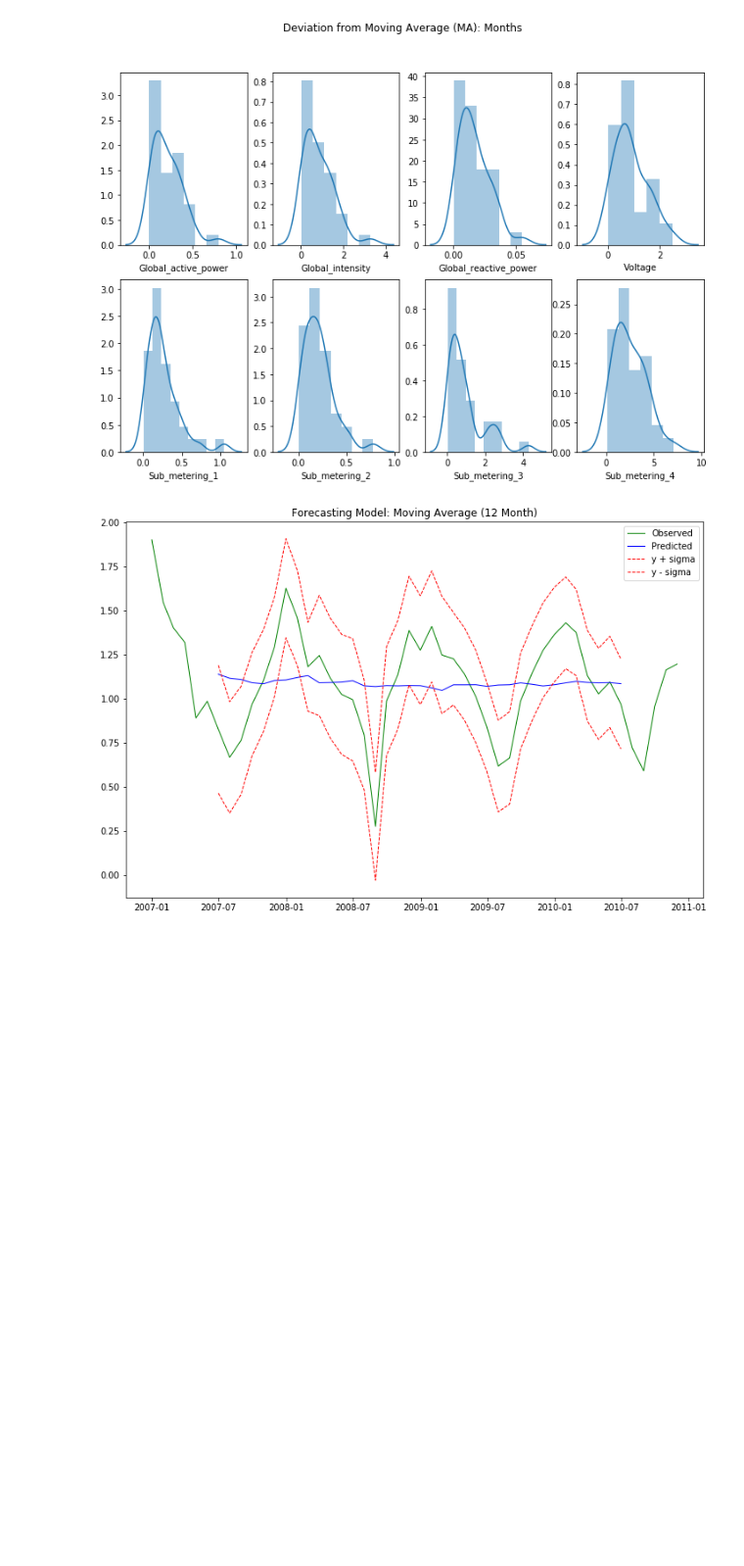
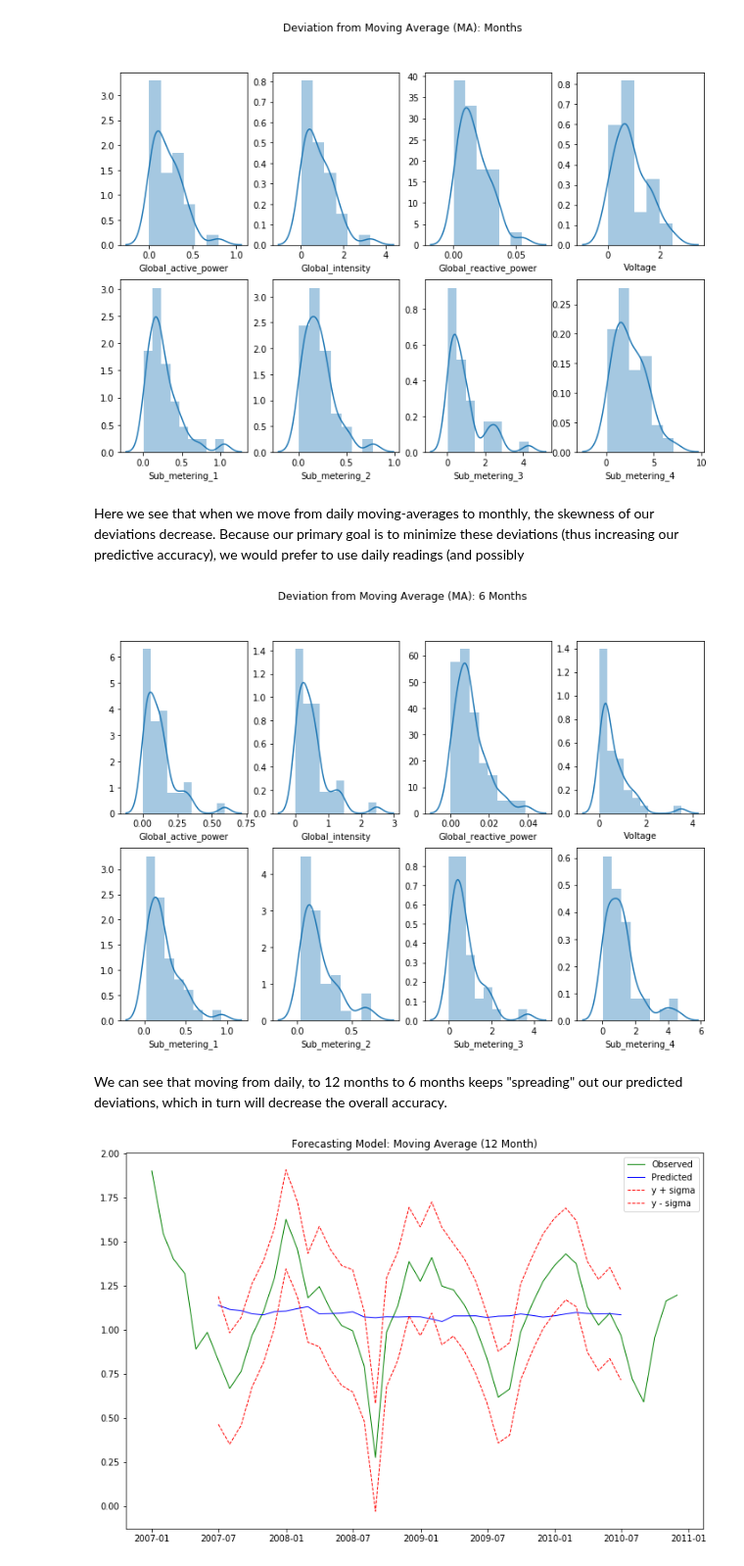
Before and after one commit to mkm29/DataScience, a Jupyter notebook: thinkful/prep/capstone/power_consumption.ipynb, the cells around one changed output. Shown at 98% size. Drawn from its saved outputs; the diff is of its cells as text; code cells hidden in the pictures; blank space fills up the shorter version.

```diff
--- a/thinkful/prep/capstone/power_consumption.ipynb
+++ b/thinkful/prep/capstone/power_consumption.ipynb
@@ -292,6 +329,32 @@ sns.distplot(y_months_devs.Sub_metering_4.dropna())
 # %% [output]
 <matplotlib.axes._subplots.AxesSubplot at 0x...>
 [figure]
+# %% [markdown]
+Here we see that when we move from daily moving-averages to monthly, the skewness of our deviations decrease. Because our primary goal is to minimize these deviations (thus increasing our predictive accuracy), we would prefer to use daily readings (and possibly
+# %%
+fig = plt.figure(figsize=(12,8))
+fig.suptitle("Deviation from Moving Average (MA): 6 Months")
+plt.subplot(2,4,1)
+sns.distplot(y_months_devs6.Global_active_power.dropna())
+plt.subplot(2,4,2)
+sns.distplot(y_months_devs6.Global_intensity.dropna())
+plt.subplot(2,4,3)
+sns.distplot(y_months_devs6.Global_reactive_power.dropna())
+plt.subplot(2,4,4)
+sns.distplot(y_months_devs6.Voltage.dropna())
+plt.subplot(2,4,5)
+sns.distplot(y_months_devs6.Sub_metering_1.dropna())
+plt.subplot(2,4,6)
+sns.distplot(y_months_devs6.Sub_metering_2.dropna())
+plt.subplot(2,4,7)
+sns.distplot(y_months_devs6.Sub_metering_3.dropna())
+plt.subplot(2,4,8)
+sns.distplot(y_months_devs6.Sub_metering_4.dropna())
+plt.show()
+# %% [output]
+[figure, added]
+# %% [markdown]
+We can see that moving from daily, to 12 months to 6 months keeps "spreading" out our predicted deviations, which in turn will decrease the overall accuracy.
 # %%
 plt.figure(figsize=(12,8))
 plt.title("Forecasting Model: Moving Average (12 Month)")
```
Also changed, not shown: parts of 21 cells of this notebook.
